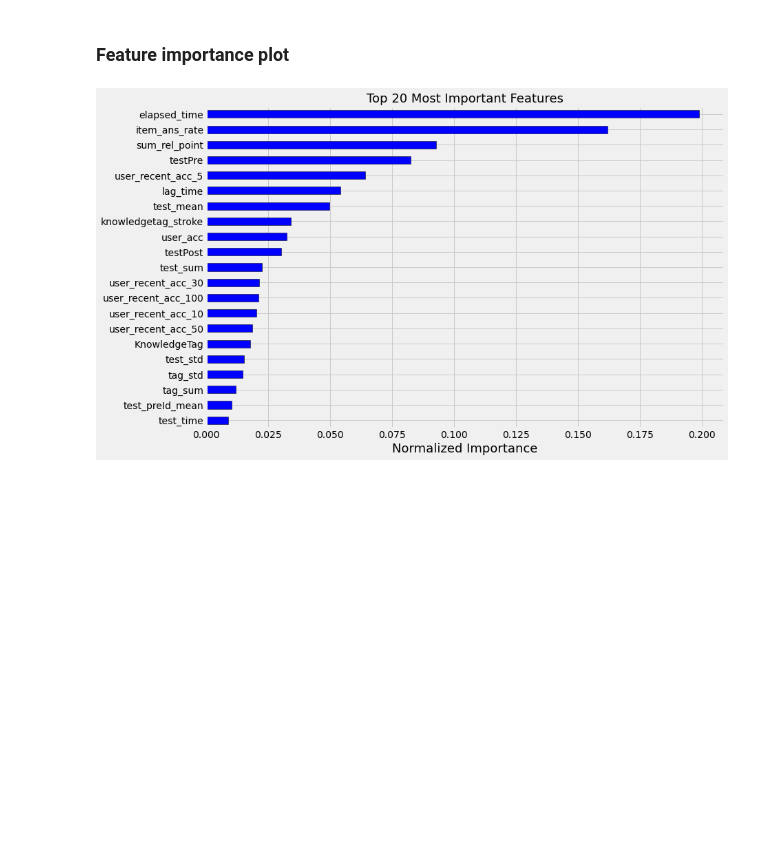
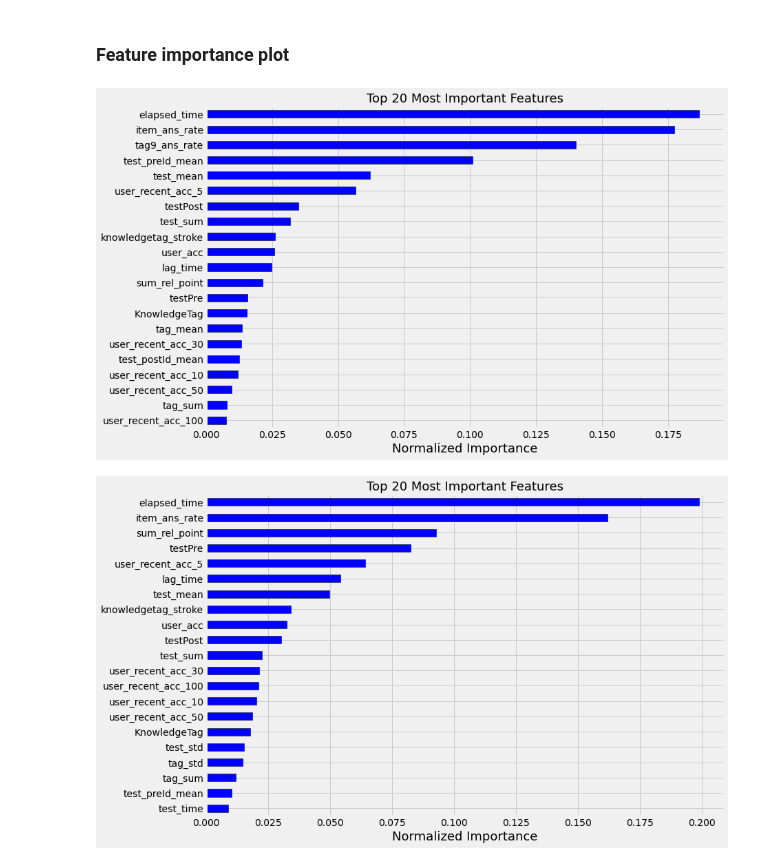
Before and after one commit to bcaitech1/p4-dkt-woowa, a Jupyter notebook: lgbm_oof.ipynb, the cells around one changed output. Saved outputs shown, nothing was run; the diff lists cells and outputs as text; code cells hidden in the pictures; blank space fills up the shorter version.

Commit message:
lgbm_cv(user)

```diff
--- a/lgbm_oof.ipynb
+++ b/lgbm_oof.ipynb
@@ -330,2 +323,19 @@ train = df.drop(['answerCode'], axis=1)
+# %%
+from collections import defaultdict
+FOLD = 10
+def fold_user_split(df):
+    users = list(zip(df['userID'].value_counts().index, df['userID'].value_counts()))
+    users_fold_dict = defaultdict(list)
+    cnt = 1
+    for user_id, _ in users:
+        if cnt > FOLD:
+            cnt = 1
+        users_fold_dict[cnt].append(user_id)
+        cnt += 1
+    return users_fold_dict
+    # FOLD=10 -> fold 1(755) 빼고 각 fold별 744개 userID들로 분리됨.
+# %%
+# userID FOLD개 list를 dict에 저장 (all users including test file)
+users_fold_dict = fold_user_split(total_train)
 # %% [markdown]
 ## 4. 훈련 및 검증
@@ -437,3 +476,10 @@ def plot_feature_importances(df, n=20, color='blue', figsize=(12,8)):
+# %%
+# 사용할 Feature 설정
+FEATS = ['KnowledgeTag', 'tag_sum', 'test_sum', 'testPost', 'test_postId_mean', 'test_preId_mean',
+         'user_acc', 'test_mean', 'tag_mean',
+         'elapsed_time', 'lag_time', 'item_ans_rate', #'u_test_time_acc',
+         'user_recent_acc_5', 'user_recent_acc_10', 'user_recent_acc_30', 'user_recent_acc_50', 'user_recent_acc_100',
+        'sum_rel_point', 'knowledgetag_stroke', 'testPre', 'test_time', 'tag9_ans_rate']
 # %% [markdown]
 ### Hyperparameter 선언
 # %%
@@ -448,4 +496,6 @@ params = {'objective': 'binary',
 # %%
 %%time
-y_oof, test_preds, fi = make_lgb_oof_prediction(train, y_train, test_df, FEATS, params)
+y_oof, val_preds, fi_val = make_lgb_oof_pred(train, valid, FEATS, params)
+print_score(y_valid, val_preds)
+Audio("https://upload.wikimedia.org/wikipedia/commons/0/05/Beep-09.ogg", autoplay=True)
 # %% [output]
@@ -469,5 +520,9 @@ Wall time: 5min 52s
 # %% [markdown]
 ### Feature importance plot
+# %%
+fi_lgb = plot_feature_importances(fi_val)
+# %% [output]
+[figure, added]
 # %%
 # sns.distplot(test_preds)
 # plt.show()
```
Also changed, not shown: parts of 57 cells of this notebook.
